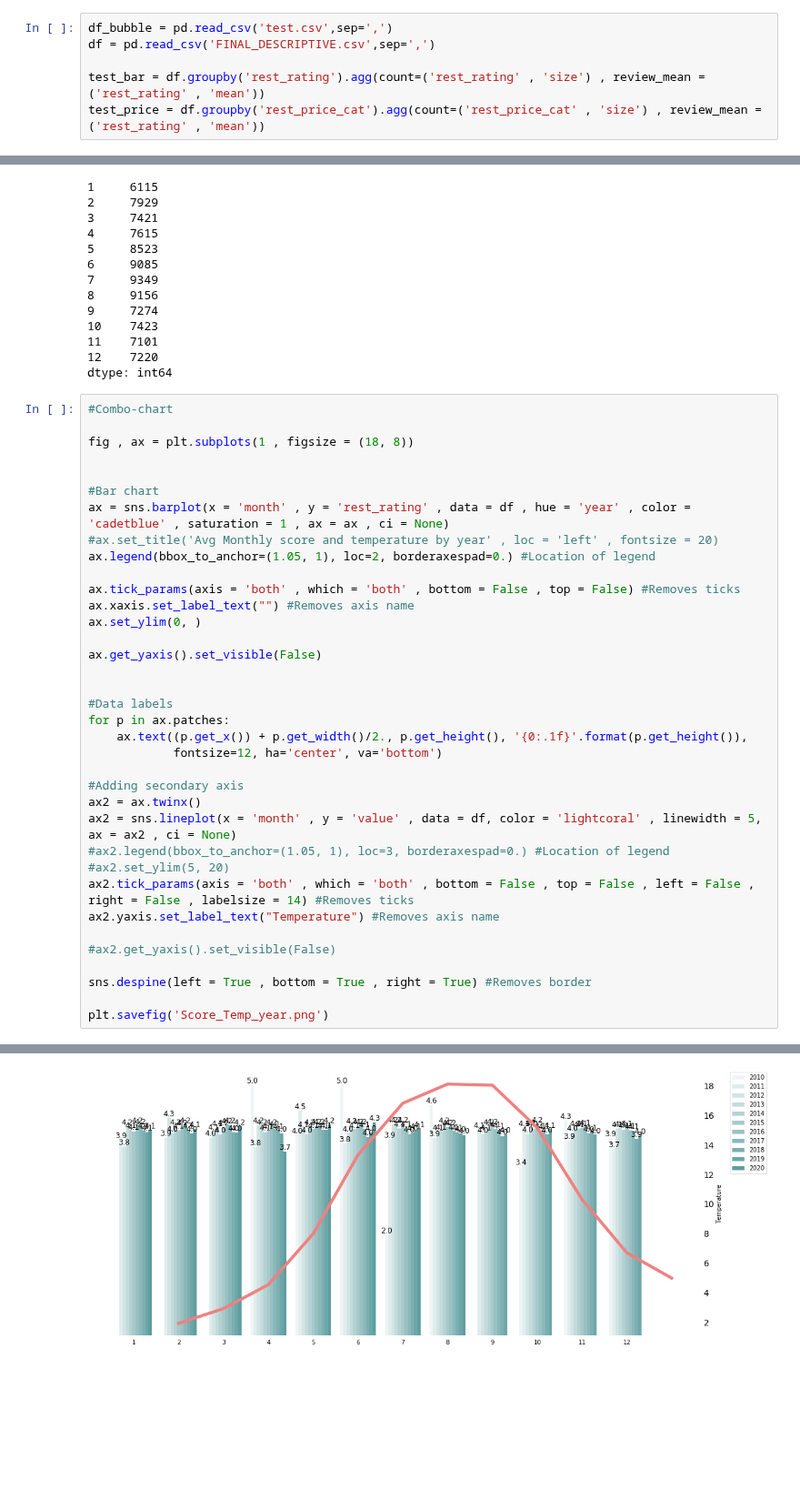
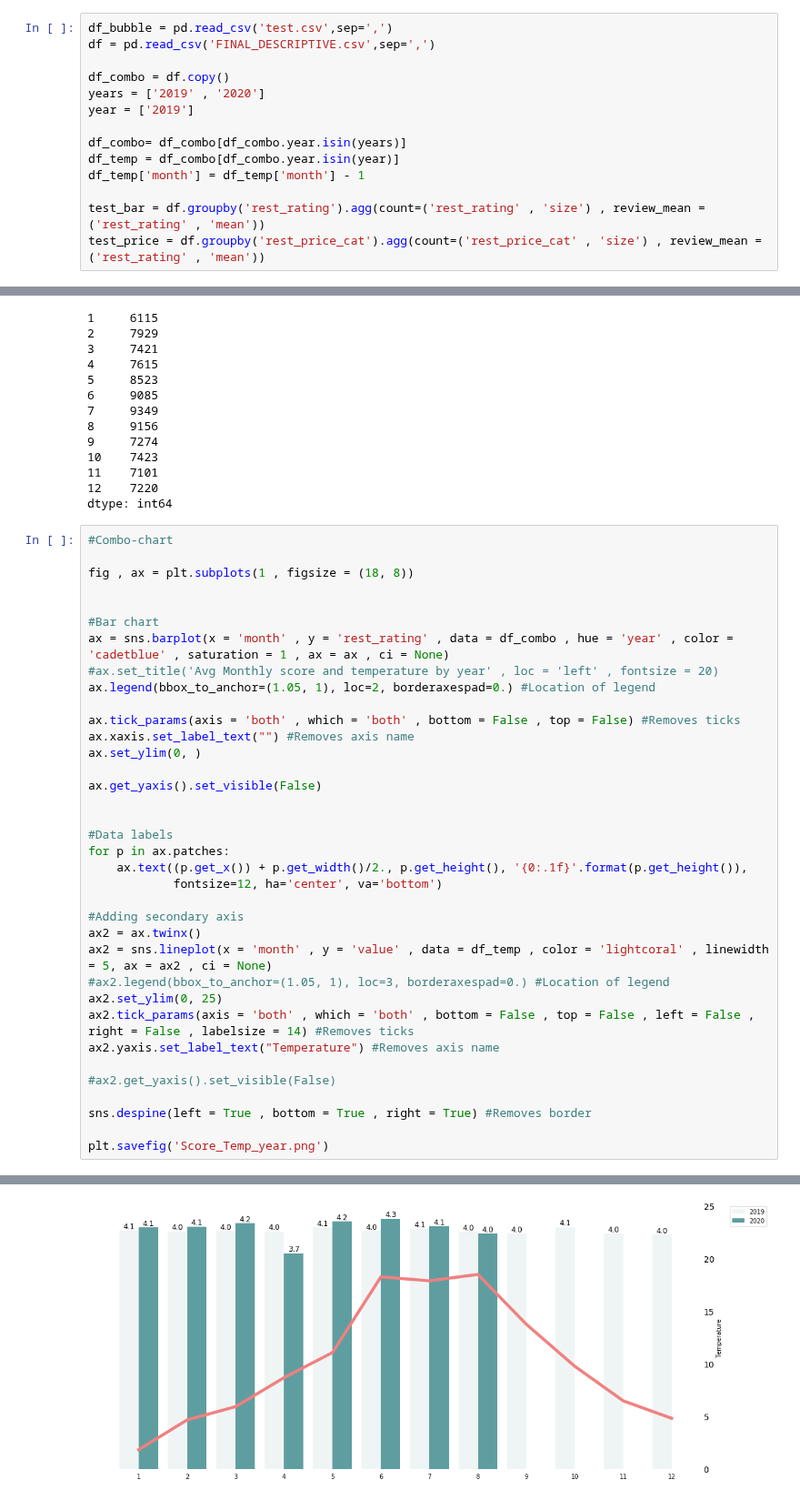
Before and after one commit to annarenneke/Group19, a Jupyter notebook: EXAM/Descriptive Stat.ipynb, the cells around one changed output, grey strips where cells are left out. Shown at 91% size. Drawn from its saved outputs; the diff is of its cells as text; blank space fills up the shorter version.

```diff
--- a/EXAM/Descriptive Stat.ipynb
+++ b/EXAM/Descriptive Stat.ipynb
@@ -7,6 +7,14 @@ import seaborn as sns
 df_bubble = pd.read_csv('test.csv',sep=',')
 df = pd.read_csv('FINAL_DESCRIPTIVE.csv',sep=',')
 
+df_combo = df.copy()
+years = ['2019' , '2020']
+year = ['2019']
+
+df_combo= df_combo[df_combo.year.isin(years)]
+df_temp = df_combo[df_combo.year.isin(year)]
+df_temp['month'] = df_temp['month'] - 1
+
 test_bar = df.groupby('rest_rating').agg(count=('rest_rating' , 'size') , review_mean = ('rest_rating' , 'mean'))
 test_price = df.groupby('rest_price_cat').agg(count=('rest_price_cat' , 'size') , review_mean = ('rest_rating' , 'mean'))
 # %%
@@ -164,7 +172,7 @@ fig , ax = plt.subplots(1 , figsize = (18, 8))
 
 
 #Bar chart
-ax = sns.barplot(x = 'month' , y = 'rest_rating' , data = df , hue = 'year' , color = 'cadetblue' , saturation = 1 , ax = ax , ci = None)
+ax = sns.barplot(x = 'month' , y = 'rest_rating' , data = df_combo , hue = 'year' , color = 'cadetblue' , saturation = 1 , ax = ax , ci = None)
 #ax.set_title('Avg Monthly score and temperature by year' , loc = 'left' , fontsize = 20)
 ax.legend(bbox_to_anchor=(1.05, 1), loc=2, borderaxespad=0.) #Location of legend
 
@@ -182,9 +190,9 @@ for p in ax.patches:
 
 #Adding secondary axis
 ax2 = ax.twinx()
-ax2 = sns.lineplot(x = 'month' , y = 'value' , data = df, color = 'lightcoral' , linewidth = 5, ax = ax2 , ci = None)
+ax2 = sns.lineplot(x = 'month' , y = 'value' , data = df_temp , color = 'lightcoral' , linewidth = 5, ax = ax2 , ci = None)
 #ax2.legend(bbox_to_anchor=(1.05, 1), loc=3, borderaxespad=0.) #Location of legend
-#ax2.set_ylim(5, 20)
+ax2.set_ylim(0, 25)
 ax2.tick_params(axis = 'both' , which = 'both' , bottom = False , top = False , left = False , right = False , labelsize = 14) #Removes ticks
 ax2.yaxis.set_label_text("Temperature") #Removes axis name
 
@@ -210,5 +218,5 @@ posx and posy should be finite values
 posx and posy should be finite values
 posx and posy should be finite values
 posx and posy should be finite values
 posx and posy should be finite values
-[figure, old version]
+[figure, new version]
```
Also changed, not shown: parts of 1 cell of this notebook, 1 other file.
